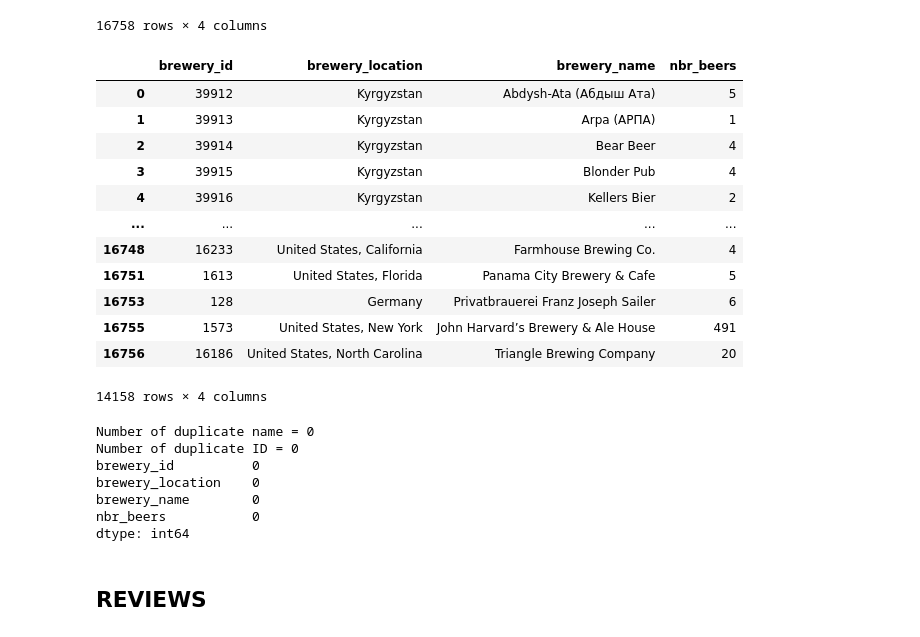
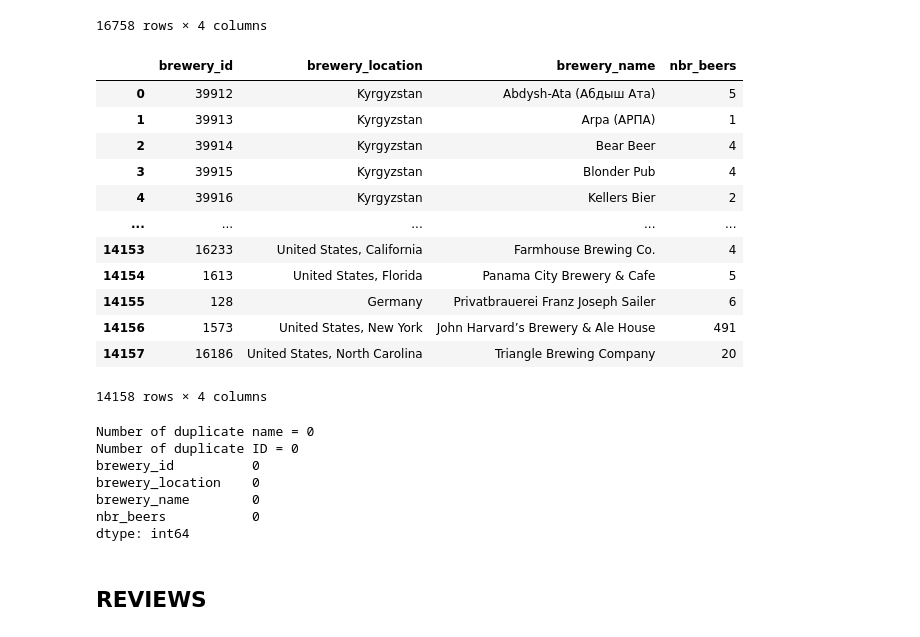
Before and after one commit to epfl-ada/ada-2023-project-todolegax, a Jupyter notebook: data_prepro_BA_Axel_Tom.ipynb, the cells around one changed output. Cells and saved outputs as stored; diff of their text form; code cells hidden in the pictures.

```diff
--- a/data_prepro_BA_Axel_Tom.ipynb
+++ b/data_prepro_BA_Axel_Tom.ipynb
@@ -162,31 +164,32 @@ display(breweries)
 # %%
 breweries_filt = breweries.copy(deep=True)
 
 dupli_ID = np.sum(breweries_filt.duplicated(subset=['id']))
 breweries_filt = breweries_filt[breweries_filt['nbr_beers'] >= 1]
 breweries_filt = breweries_filt[breweries_filt.notna()]
 breweries_filt = breweries_filt.drop_duplicates(subset='name')
 dupli_name = np.sum(breweries_filt.duplicated(subset=['name']))
 breweries_filt.rename(columns={'name': 'brewery_name'}, inplace = True)
 breweries_filt.rename(columns={'id': 'brewery_id'}, inplace = True)
 breweries_filt.rename(columns={'location': 'brewery_location'}, inplace = True)
+breweries_filt.reset_index(inplace=True,drop=True)
 display(breweries_filt)
 print(f'Number of duplicate name = {dupli_name}')
 print(f'Number of duplicate ID = {dupli_ID}')
 print(np.sum(breweries_filt.isna()))
 # %% [output]
 |  | brewery_id | brewery_location | brewery_name | nbr_beers |
 | 0 | 39912 | Kyrgyzstan | Abdysh-Ata (Абдыш Ата) | 5 |
 | 1 | 39913 | Kyrgyzstan | Arpa (АРПА) | 1 |
 | 2 | 39914 | Kyrgyzstan | Bear Beer | 4 |
 | 3 | 39915 | Kyrgyzstan | Blonder Pub | 4 |
 | 4 | 39916 | Kyrgyzstan | Kellers Bier | 2 |
 | ... | ... | ... | ... | ... |
-| 16748 | 16233 | United States, California | Farmhouse Brewing Co. | 4 |
-| 16751 | 1613 | United States, Florida | Panama City Brewery & Cafe | 5 |
-| 16753 | 128 | Germany | Privatbrauerei Franz Joseph Sailer | 6 |
-| 16755 | 1573 | United States, New York | John Harvard’s Brewery & Ale House | 491 |
-| 16756 | 16186 | United States, North Carolina | Triangle Brewing Company | 20 |
+| 14153 | 16233 | United States, California | Farmhouse Brewing Co. | 4 |
+| 14154 | 1613 | United States, Florida | Panama City Brewery & Cafe | 5 |
+| 14155 | 128 | Germany | Privatbrauerei Franz Joseph Sailer | 6 |
+| 14156 | 1573 | United States, New York | John Harvard’s Brewery & Ale House | 491 |
+| 14157 | 16186 | United States, North Carolina | Triangle Brewing Company | 20 |
 14158 rows × 4 columns
 Number of duplicate name = 0
 Number of duplicate ID = 0
```
Also changed, not shown: parts of 9 cells of this notebook, 1 other file.
